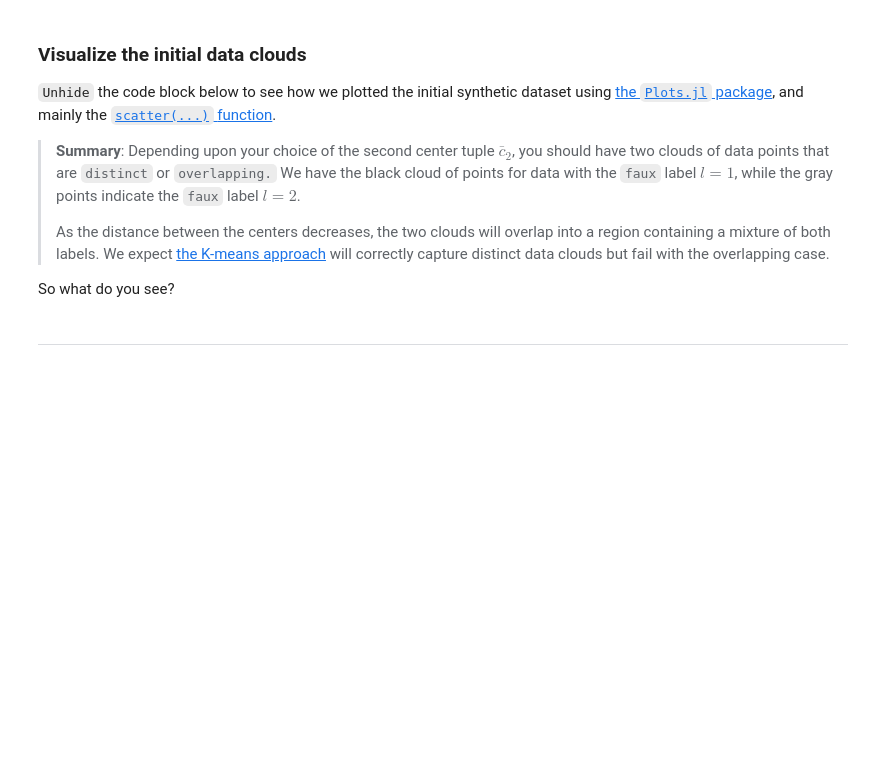
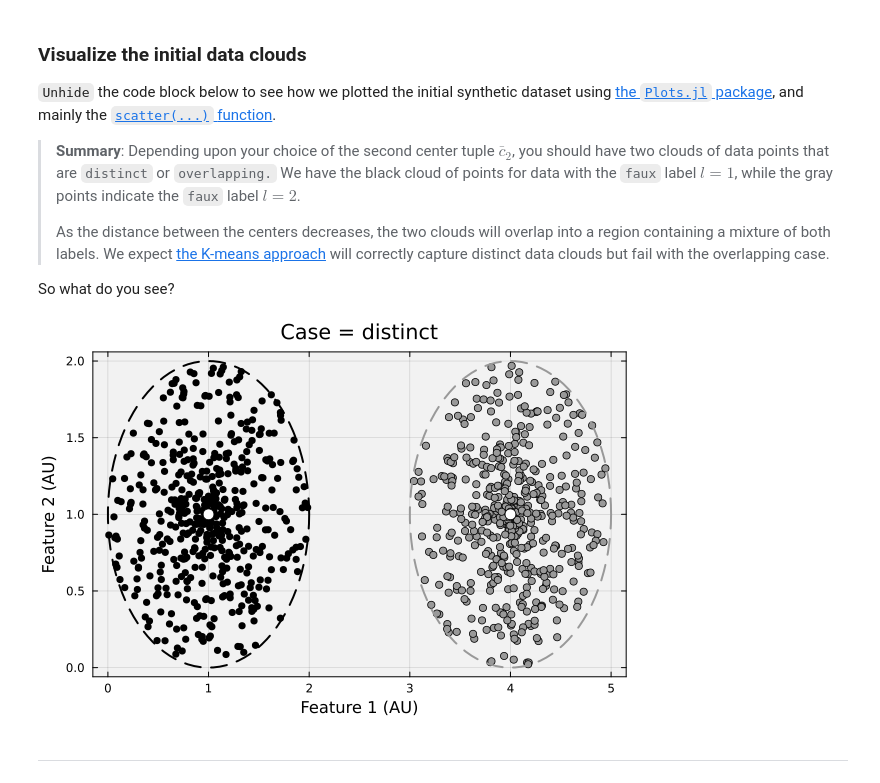
Before and after one commit to CHEME-5820-Spring-2026/ps1-5820-s26-EvoTW-source, a Jupyter notebook: PS1-CHEME-5820-Student-S26.ipynb, the cells around one changed output. Cells and saved outputs as stored; diff of their text form; code cells hidden in the pictures; blank space fills up the shorter version.

```diff
--- a/PS1-CHEME-5820-Student-S26.ipynb
+++ b/PS1-CHEME-5820-Student-S26.ipynb
@@ -276,35 +274,35 @@ So what do you see?
 # %%
 # STUDENT TASK: After you build D̂, uncomment the entire block below to visualize.
 # (Visualization code is provided - just remove the #= and =# markers)
-#=
 let
 
     dataset = D̂; # what dataset am I looking at?
     horizontal_index = 1;
     vertical_index = 2;
     p = plot(bg="gray95", background_color_outside="white", framestyle = :box, fg_legend = :transparent); # make an empty plot
 
     circle_one = fixedcircle(c̄₁);
     circle_two = fixedcircle(c̄₂);
 
     for i ∈ 1:total_number_of_points
         label = dataset[i,3]; # label
         c = :black;
         if label == 2
             c = :gray60
         end
         scatter!([dataset[i, horizontal_index]], [dataset[i, vertical_index]], label="", mec=:navy, c=c)
     end
 
     scatter!([c̄₁[1]], [c̄₁[2]], ms=6, mec=:black, c=:white, label="")
     scatter!([c̄₂[1]], [c̄₂[2]], ms=6, mec=:gray60, c=:white, label="")
     plot!(circle_one[:,1], circle_one[:,2], lw=2, c=:black, ls=:dash, label="")
     plot!(circle_two[:,1], circle_two[:,2], lw=2, c=:gray60, ls=:dash, label="")
     xlabel!("Feature 1 (AU)", fontsize=18);
     ylabel!("Feature 2 (AU)", fontsize=18);
     title!("Case = $(case_label)", fontsize=18)
 end
-=#
+# %% [output]
+[figure, added]
 # %% [markdown]
 ___
 # %% [markdown]
```
Also changed, not shown: parts of 5 cells of this notebook.
